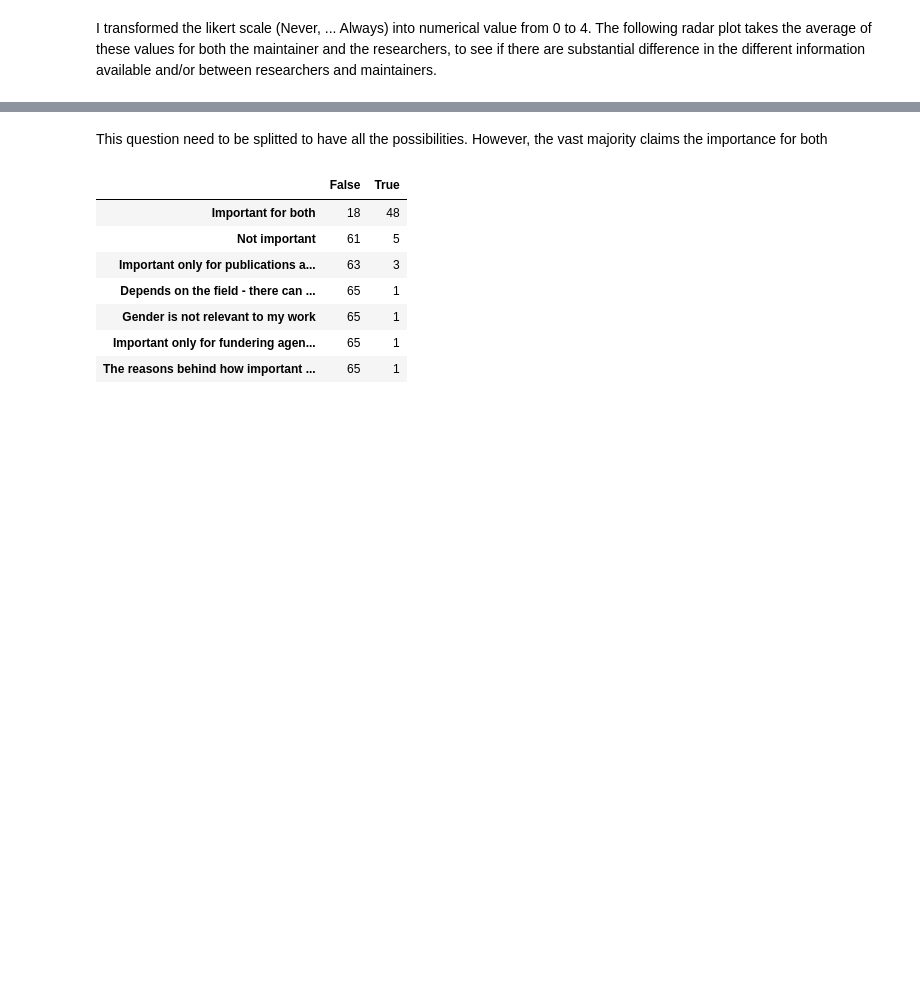
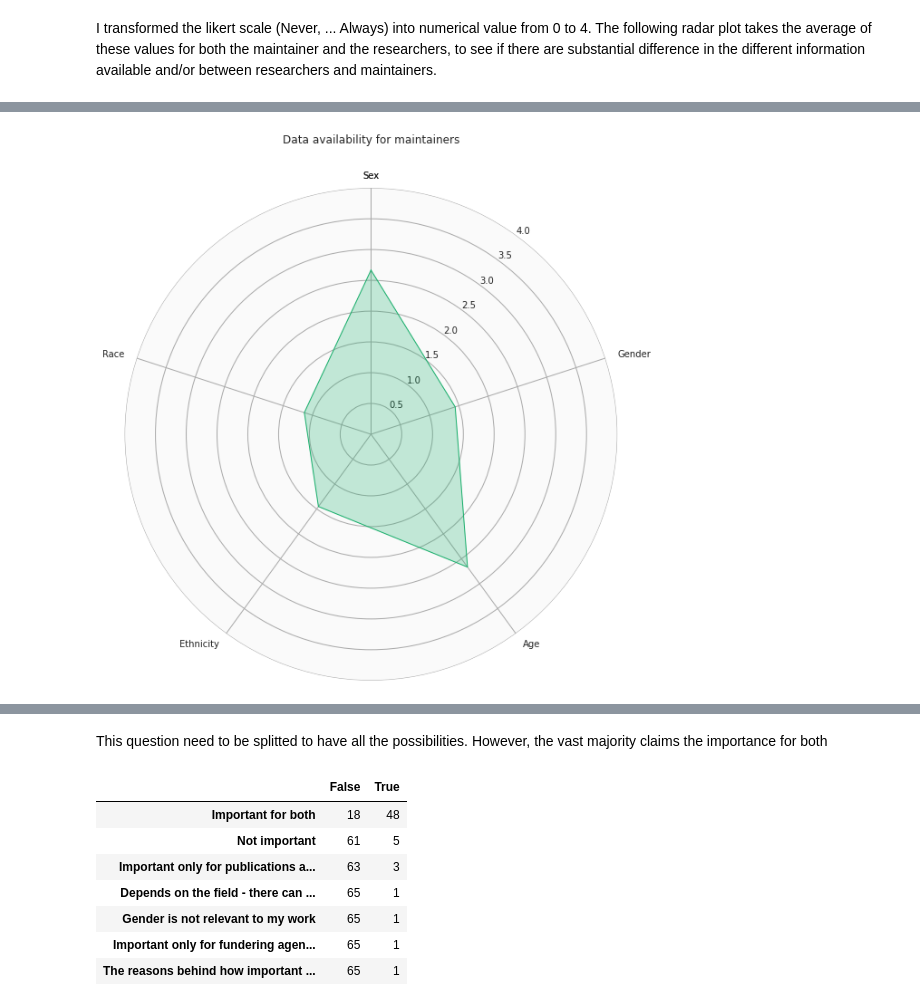
Before and after one commit to social-link-analytics-group-bsc/biohackathon-project-35, a Jupyter notebook: Survey - descriptive analysis.ipynb, the cells around one changed output, grey strips where cells are left out. Saved outputs shown, nothing was run; the diff lists cells and outputs as text; code cells hidden in the pictures; blank space fills up the shorter version.

```diff
--- a/Survey - descriptive analysis.ipynb
+++ b/Survey - descriptive analysis.ipynb
@@ -171,0 +93,20 @@ ax.legend(loc='upper right', bbox_to_anchor=(1.3, 1.1))
+# %%
+# Transform into int to get the means for radar plots
+likert_trans_int = {'Never': 0,
+                  'Very Rarely': 1,
+                  'Occasionally': 2,
+                  'Very Frequently': 3,
+                  'Always': 4}
+# Get the means for each questions
+maintainers_avg = [df["Maintainer - Sex"].replace(likert_trans_int).mean(),
+                   df["Maintainer - Gender"].replace(likert_trans_int).mean(),
+                   df["Maintainer - Age"].replace(likert_trans_int).mean(),
+                   df["Maintainer - Ethnicity"].replace(likert_trans_int).mean(),
+                   df["Maintainer - Race"].replace(likert_trans_int).mean()]
+maintainers_avg = [*maintainers_avg, maintainers_avg[0]]  # To fix a bug
+researchers_avg = [df["Researcher - Sex"].replace(likert_trans_int).mean(),
+                   df["Researcher - Gender"].replace(likert_trans_int).mean(),
+                   df["Researcher - Age"].replace(likert_trans_int).mean(),
+                   df["Researcher - Ethnicity"].replace(likert_trans_int).mean(),
+                   df["Researcher - Race"].replace(likert_trans_int).mean()]
+researchers_avg = [*researchers_avg, researchers_avg[0]]  # To fix a bug
@@ -171,0 +191,69 @@ ax.legend(loc='upper right', bbox_to_anchor=(1.3, 1.1))
+# %%
+# Source: stackoverflow but cannot find it back
+
+# Each attribute we'll plot in the radar chart.
+categories = ['Sex', 'Gender', 'Age', 'Ethnicity', 'Race']
+
+# Number of variables we're plotting.
+num_vars = len(categories)
+categories = [*categories, categories[0]]  # To fix a bug
+
+# Split the circle into even parts and save the angles
+# so we know where to put each axis.
+angles = np.linspace(0, 2 * np.pi, num_vars, endpoint=False).tolist()
+
+# The plot is a circle, so we need to "complete the loop"
+# and append the start value to the end.
+angles += angles[:1]
+
+# ax = plt.subplot(polar=True)
+fig, ax = plt.subplots(figsize=(10, 10), subplot_kw=dict(polar=True))
+
+# Plots
+ax.plot(angles, maintainers_avg, color='#1aaf6c', linewidth=1, label='Maintainers')
+ax.fill(angles, maintainers_avg, color='#1aaf6c', alpha=0.25)
+
+# Fix axis to go in the right order and start at 12 o'clock.
+ax.set_theta_offset(np.pi / 2)
+ax.set_theta_direction(-1)
+
+# Draw axis lines for each angle and label.
+ax.set_thetagrids(np.degrees(angles), categories)
+
+# Go through labels and adjust alignment based on where
+# it is in the circle.
+for label, angle in zip(ax.get_xticklabels(), angles):
+  if angle in (0, np.pi):
+    label.set_horizontalalignment('center')
+  elif 0 < angle < np.pi:
+    label.set_horizontalalignment('left')
+  else:
+    label.set_horizontalalignment('right')
+
+# Ensure radar goes from 0 to 4.
+ax.set_ylim(0, 4)
+# You can also set gridlines manually like this:
+# ax.set_rgrids([20, 40, 60, 80, 100])
+
+# Set position of y-labels (0-100) to be in the middle
+# of the first two axes.
+ax.set_rlabel_position(180 / num_vars)
+
+# Add some custom styling.
+# Change the color of the tick labels.
+ax.tick_params(colors='#222222')
+# Make the y-axis (0-5) labels smaller.
+#ax.tick_params(axis='y', labelsize=8)
+
+# Change the color of the circular gridlines.
+ax.grid(color='#AAAAAA')
+
+# Change the color of the outermost gridline (the spine).
+ax.spines['polar'].set_color('#222222')
+
+# Change the background color inside the circle itself.
+ax.set_facecolor('#FAFAFA')
+
+# Add title.
+ax.set_title('Data availability for maintainers', y=1.08)
+# %% [output]
@@ -171,0 +261 @@ ax.legend(loc='upper right', bbox_to_anchor=(1.3, 1.1))
+[figure, added]
```
Also changed, not shown: parts of 30 cells of this notebook.
